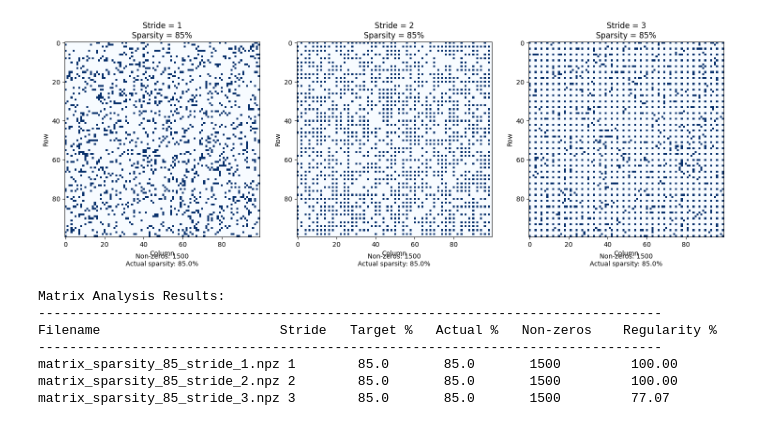
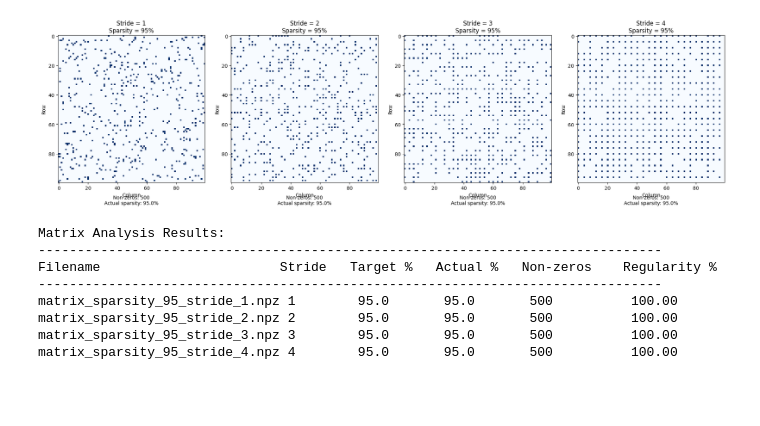
Before and after one commit to Turixen/mlir_reasearch, a Jupyter notebook: jupiter/MatrixViewer.ipynb, the cells around one changed output. Saved outputs shown, nothing was run; the diff lists cells and outputs as text; code cells hidden in the pictures; blank space fills up the shorter version.

Commit message:
modifiche plot

```diff
--- a/jupiter/MatrixViewer.ipynb
+++ b/jupiter/MatrixViewer.ipynb
@@ -139,16 +139,9 @@ def visualize_sparse_matrices(matrix_dir="../matrices_2", sparsity=80, output_fi
 
     return fig, results
 # %%
-# First, execute the code above to define all the functions
-
-# Then use this simplified function that doesn't require command-line arguments
 fig, results = visualize_sparse_matrices(
     matrix_dir="../matrices",  # Path to your matrix files directory
-    sparsity=85,               # Sparsity level to compare (80%)
-    output_file='stride_comparison.png'           # Optional: provide a filename to save the figure
+    sparsity=95,               # Sparsity level to compare (80%)
+    output_file='stride_comparison.png'           # filename to save the figure
 )
-
-# You can also explore different sparsity levels
-# For example, to visualize matrices with 70% sparsity:
-# fig, results = visualize_sparse_matrices(matrix_dir="../matrices", sparsity=70)
 # %% [output]
@@ -157,8 +149,9 @@ Found 3 matrices to visualize
-[figure, old version]
+[figure, new version]
 Matrix Analysis Results:
 --------------------------------------------------------------------------------
 Filename                       Stride   Target %   Actual %   Non-zeros    Regularity %
 --------------------------------------------------------------------------------
-matrix_sparsity_85_stride_1.npz 1        85.0       85.0       1500         100.00
-matrix_sparsity_85_stride_2.npz 2        85.0       85.0       1500         100.00
-matrix_sparsity_85_stride_3.npz 3        85.0       85.0       1500         77.07
+matrix_sparsity_95_stride_1.npz 1        95.0       95.0       500          100.00
+matrix_sparsity_95_stride_2.npz 2        95.0       95.0       500          100.00
+matrix_sparsity_95_stride_3.npz 3        95.0       95.0       500          100.00
+matrix_sparsity_95_stride_4.npz 4        95.0       95.0       500          100.00
```
Also changed, not shown: parts of 1 cell of this notebook, 40 other files.
